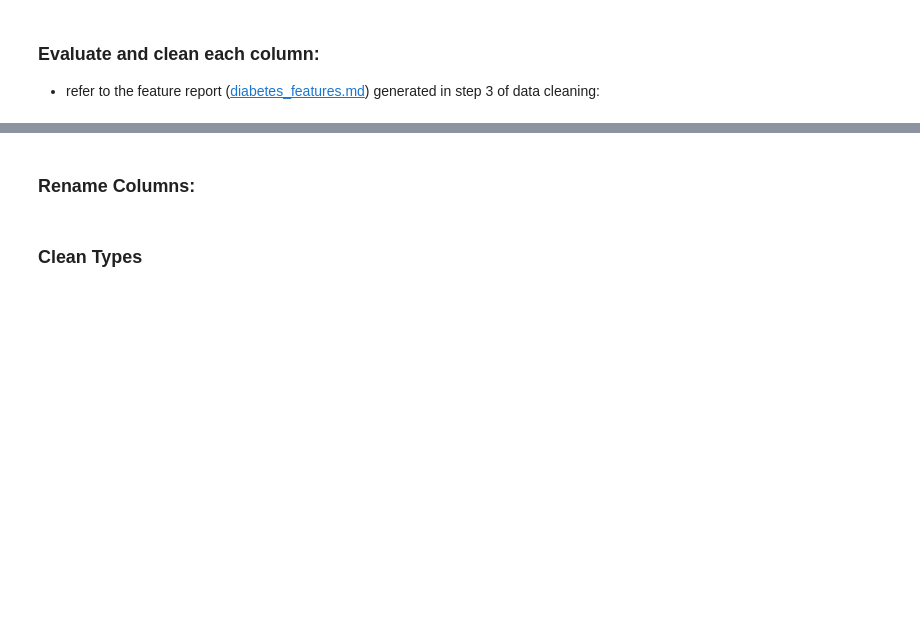
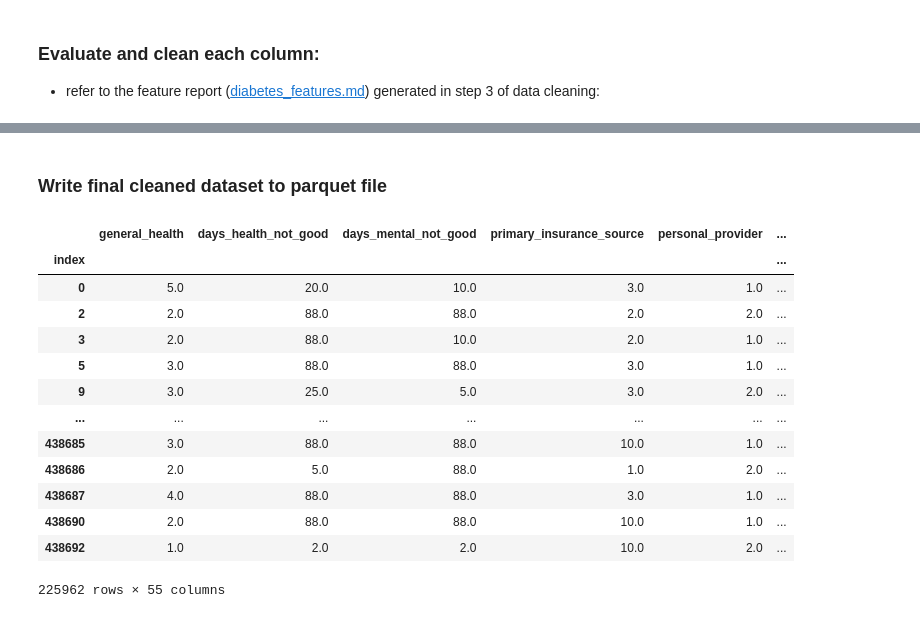
Before and after one commit to jflachman/DU-project-2, a Jupyter notebook: data_cleaning/4_brfss_features_1_data_cleaning_init.ipynb, the cells around one changed output, grey strips where cells are left out. Saved outputs shown, nothing was run; the diff lists cells and outputs as text; code cells hidden in the pictures; blank space fills up the shorter version.

```diff
--- a/data_cleaning/4_brfss_features_1_data_cleaning_init.ipynb
+++ b/data_cleaning/4_brfss_features_1_data_cleaning_init.ipynb
@@ -164,0 +548,3 @@ Resulting dataframe has 297898 Rows with 54 Features and 1 target (DIABETE4)
+# %%
+# Rename the columns
+feature_df = feature_df.rename(columns=feature_dict)
@@ -271,4 +593,20 @@ Cleaning Feature: PHYSHLTH
-# %% [markdown]
-### Rename Columns:
-# %% [markdown]
-### Clean Types
+# %% [markdown]
+### Write final cleaned dataset to parquet file
+# %%
+# Print df to compare when read back
+feature_df
+# %% [output]
+|  | general_health | days_health_not_good | days_mental_not_good | primary_insurance_source | personal_provider | ... |
+| index |  |  |  |  |  | ... |
+| 0 | 5.0 | 20.0 | 10.0 | 3.0 | 1.0 | ... |
+| 2 | 2.0 | 88.0 | 88.0 | 2.0 | 2.0 | ... |
+| 3 | 2.0 | 88.0 | 10.0 | 2.0 | 1.0 | ... |
+| 5 | 3.0 | 88.0 | 88.0 | 3.0 | 1.0 | ... |
+| 9 | 3.0 | 25.0 | 5.0 | 3.0 | 2.0 | ... |
+| ... | ... | ... | ... | ... | ... | ... |
+| 438685 | 3.0 | 88.0 | 88.0 | 10.0 | 1.0 | ... |
+| 438686 | 2.0 | 5.0 | 88.0 | 1.0 | 2.0 | ... |
+| 438687 | 4.0 | 88.0 | 88.0 | 3.0 | 1.0 | ... |
+| 438690 | 2.0 | 88.0 | 88.0 | 10.0 | 1.0 | ... |
+| 438692 | 1.0 | 2.0 | 2.0 | 10.0 | 2.0 | ... |
+225962 rows × 55 columns
```
Also changed, not shown: parts of 24 cells of this notebook, 6 other files.
